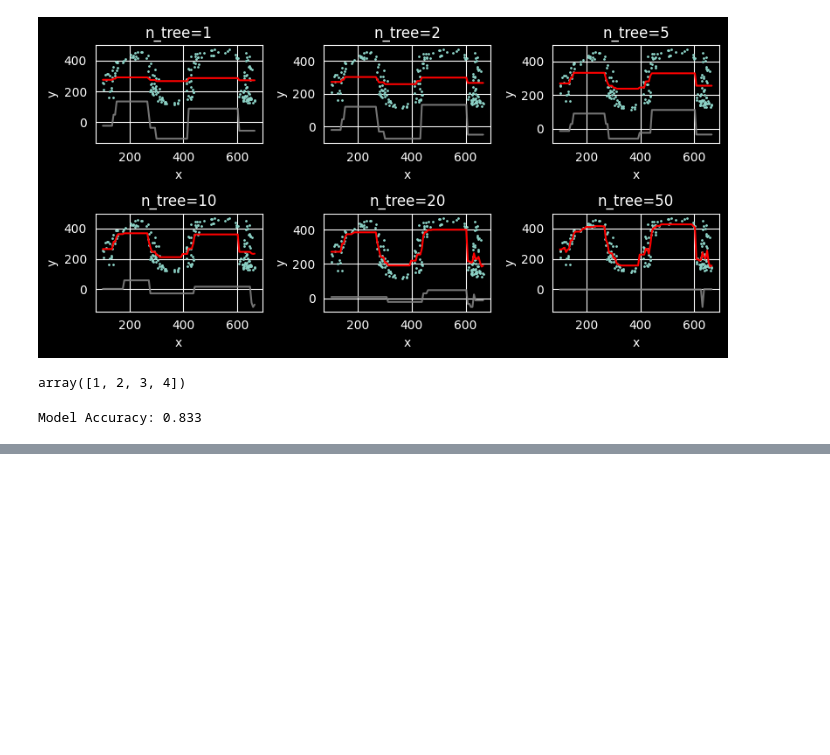
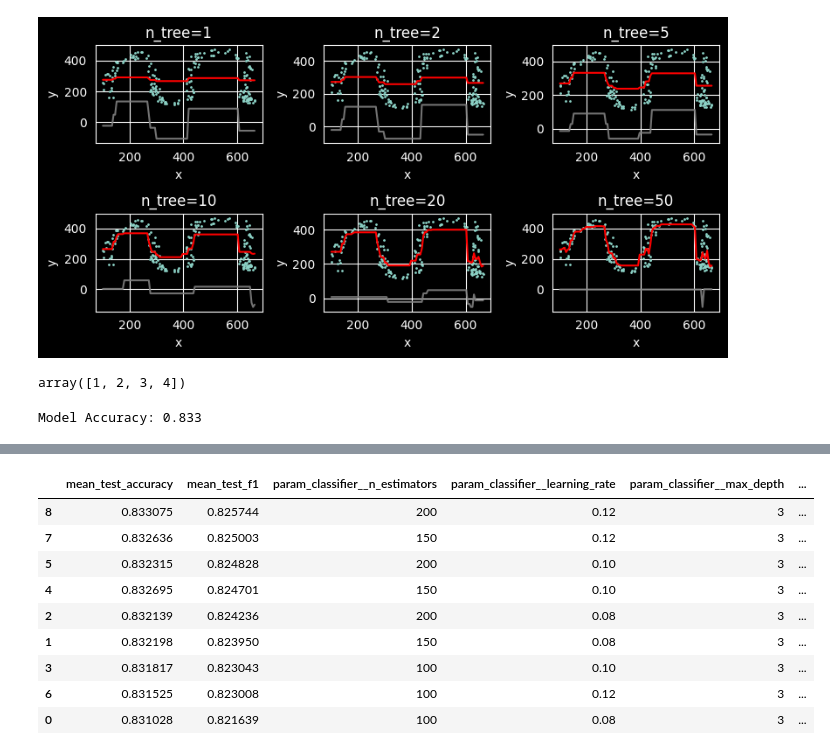
Before and after one commit to Kinetics20/ensemble-learning-voting, a Jupyter notebook: ensembles.ipynb, the cells around one changed output, grey strips where cells are left out. Cells and saved outputs as stored; diff of their text form; code cells hidden in the pictures; blank space fills up the shorter version.

```diff
--- a/ensembles.ipynb
+++ b/ensembles.ipynb
@@ -529,0 +539,4 @@ Model Accuracy: 0.833
+# %%
+n_estimators_space = [50, 100, 150, 200, 300]  # model capacity
+learning_rate_space = [0.03, 0.05, 0.1]  # jump between the next learning step
+max_depth_space = [2, 3]
@@ -529,0 +598,18 @@ Model Accuracy: 0.833
+# %%
+best_params = random_search.best_params_
+
+grid_param_space = {
+    'classifier__n_estimators': [
+        best_params['classifier__n_estimators'] - 50,
+        best_params['classifier__n_estimators'],
+        best_params['classifier__n_estimators'] + 50,
+    ],
+    'classifier__learning_rate': [
+        best_params['classifier__learning_rate'] * 0.8,
+        best_params['classifier__learning_rate'],
+        best_params['classifier__learning_rate'] * 1.2,
+    ],
+    'classifier__max_depth': [best_params['classifier__max_depth']],
+    "classifier__subsample": [best_params["classifier__subsample"]]
+
+}
@@ -529,0 +618,9 @@ Model Accuracy: 0.833
+# %%
+grid_search = GridSearchCV(
+    estimator=pipeline,
+    param_grid=grid_param_space,
+    scoring=scoring,
+    refit='f1',
+    cv=5,n_jobs=-1)
+
+grid_search.fit(X_train, y_train)
@@ -529,0 +645,24 @@ Model Accuracy: 0.833
+# %%
+results = pd.DataFrame(grid_search.cv_results_)
+
+results[
+    [
+        'mean_test_accuracy',
+        'mean_test_f1',
+        'param_classifier__n_estimators',
+        'param_classifier__learning_rate',
+        'param_classifier__max_depth',
+        'param_classifier__subsample'
+    ]
+].sort_values('mean_test_f1', ascending=False)
+# %% [output]
+|  | mean_test_accuracy | mean_test_f1 | param_classifier__n_estimators | param_classifier__learning_rate | param_classifier__max_depth | ... |
+| 8 | 0.833075 | 0.825744 | 200 | 0.12 | 3 | ... |
+| 7 | 0.832636 | 0.825003 | 150 | 0.12 | 3 | ... |
+| 5 | 0.832315 | 0.824828 | 200 | 0.10 | 3 | ... |
+| 4 | 0.832695 | 0.824701 | 150 | 0.10 | 3 | ... |
+| 2 | 0.832139 | 0.824236 | 200 | 0.08 | 3 | ... |
+| 1 | 0.832198 | 0.823950 | 150 | 0.08 | 3 | ... |
+| 3 | 0.831817 | 0.823043 | 100 | 0.10 | 3 | ... |
+| 6 | 0.831525 | 0.823008 | 100 | 0.12 | 3 | ... |
+| 0 | 0.831028 | 0.821639 | 100 | 0.08 | 3 | ... |
```
Also changed, not shown: parts of 19 cells of this notebook, 1 other file.
